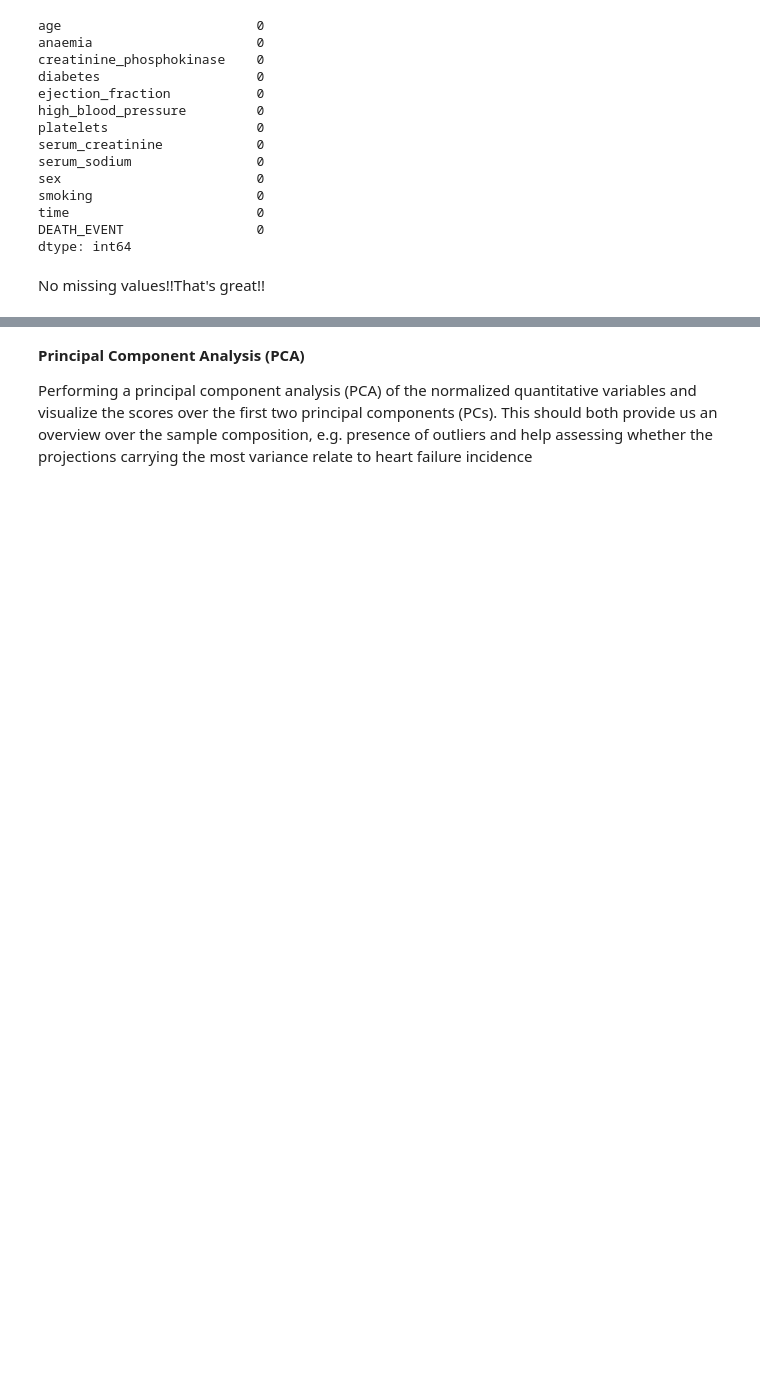
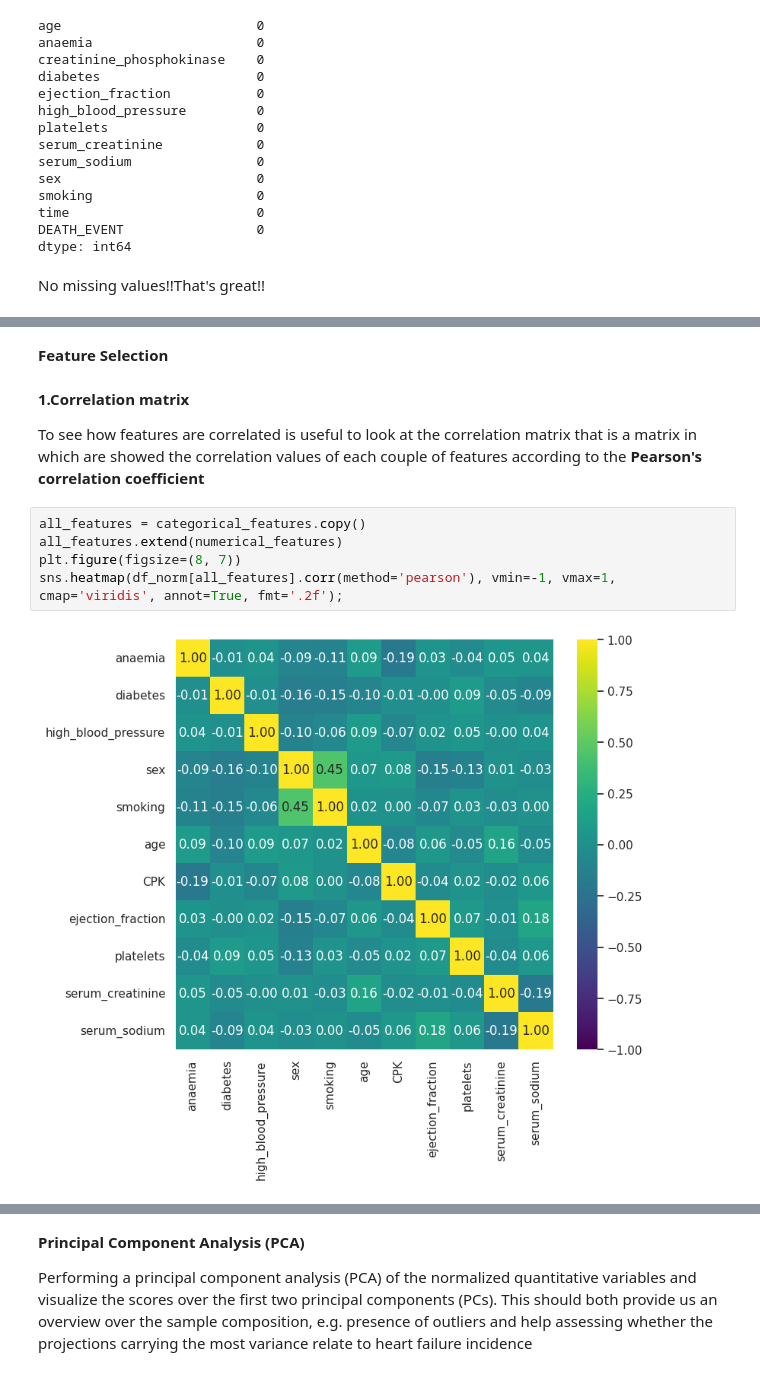
Before and after one commit to C191248TahiaHoque/Machine-Learning-project, a Jupyter notebook: Heart_Failure_Clinical_Records.ipynb, the cells around one changed output, grey strips where cells are left out. Cells and saved outputs as stored; diff of their text form; blank space fills up the shorter version.

```diff
--- a/Heart_Failure_Clinical_Records.ipynb
+++ b/Heart_Failure_Clinical_Records.ipynb
@@ -291,0 +411,13 @@ No missing values!!That's great!!
+# %% [markdown]
+**Feature Selection**
+# %% [markdown]
+**1.Correlation matrix**
+
+To see how features are correlated is useful to look at the correlation matrix that is a matrix in which are showed the correlation values of each couple of features according to the **Pearson's correlation coefficient**
+# %%
+all_features = categorical_features.copy()
+all_features.extend(numerical_features)
+plt.figure(figsize=(8, 7))
+sns.heatmap(df_norm[all_features].corr(method='pearson'), vmin=-1, vmax=1, cmap='viridis', annot=True, fmt='.2f');
+# %% [output]
+[figure, added]
```
Also changed, not shown: parts of 39 cells of this notebook.
